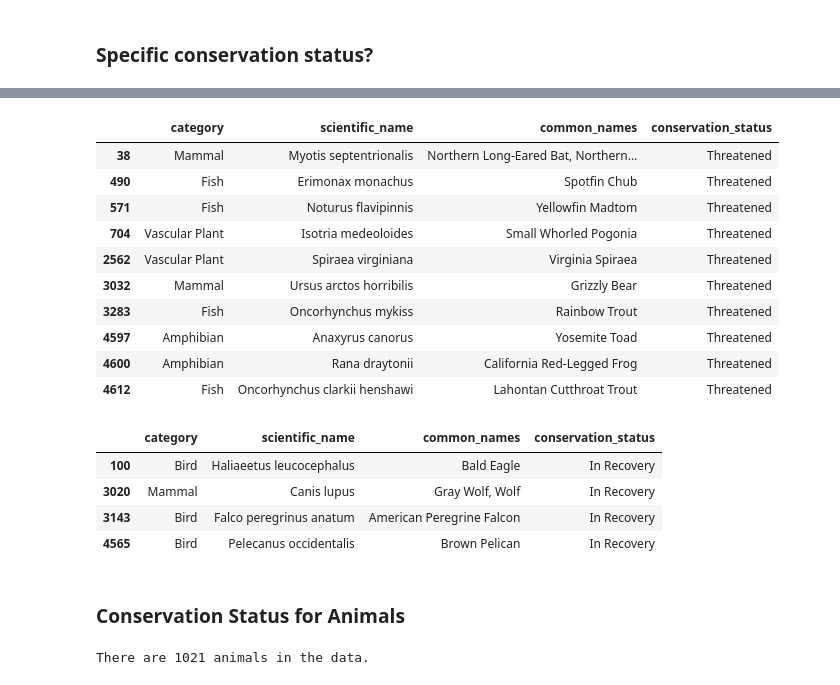
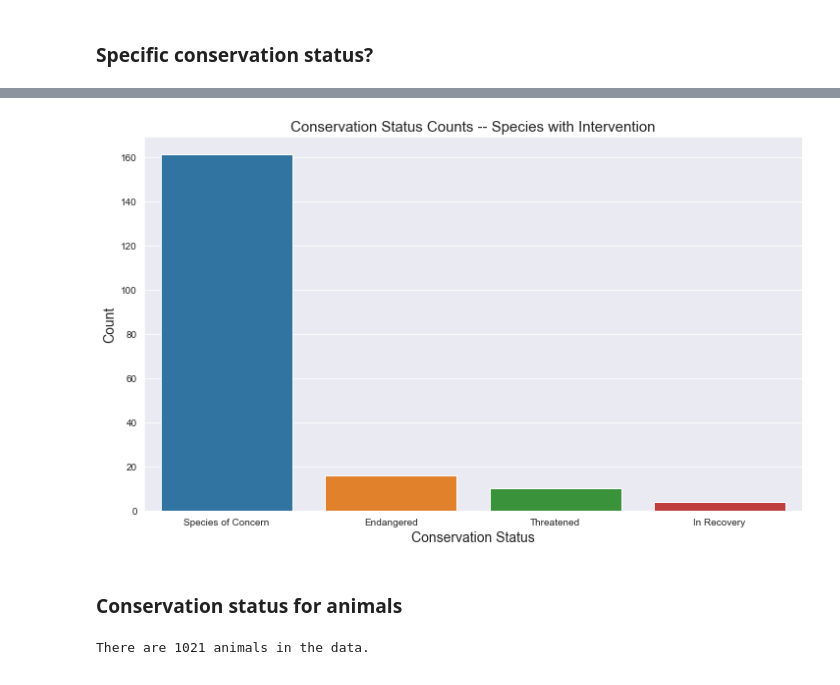
Before and after one commit to clccode/Biodiversity, a Jupyter notebook: biodiversity.ipynb, the cells around one changed output, grey strips where cells are left out. Cells and saved outputs as stored; diff of their text form; code cells hidden in the pictures.

```diff
--- a/biodiversity.ipynb
+++ b/biodiversity.ipynb
@@ -102,31 +92,16 @@ endangered
-# %%
-# Threatened species?
-threatened = spec_df[spec_df['conservation_status'] == 'Threatened']
-threatened
-# %% [output]
-|  | category | scientific_name | common_names | conservation_status |
-| 38 | Mammal | Myotis septentrionalis | Northern Long-Eared Bat, Northern... | Threatened |
-| 490 | Fish | Erimonax monachus | Spotfin Chub | Threatened |
-| 571 | Fish | Noturus flavipinnis | Yellowfin Madtom | Threatened |
-| 704 | Vascular Plant | Isotria medeoloides | Small Whorled Pogonia | Threatened |
-| 2562 | Vascular Plant | Spiraea virginiana | Virginia Spiraea | Threatened |
-| 3032 | Mammal | Ursus arctos horribilis | Grizzly Bear | Threatened |
-| 3283 | Fish | Oncorhynchus mykiss | Rainbow Trout | Threatened |
-| 4597 | Amphibian | Anaxyrus canorus | Yosemite Toad | Threatened |
-| 4600 | Amphibian | Rana draytonii | California Red-Legged Frog | Threatened |
-| 4612 | Fish | Oncorhynchus clarkii henshawi | Lahontan Cutthroat Trout | Threatened |
-# %%
-# In recovery?
-in_recovery = spec_df[spec_df['conservation_status'] == 'In Recovery']
-in_recovery
-# %% [output]
-|  | category | scientific_name | common_names | conservation_status |
-| 100 | Bird | Haliaeetus leucocephalus | Bald Eagle | In Recovery |
-| 3020 | Mammal | Canis lupus | Gray Wolf, Wolf | In Recovery |
-| 3143 | Bird | Falco peregrinus anatum | American Peregrine Falcon | In Recovery |
-| 4565 | Bird | Pelecanus occidentalis | Brown Pelican | In Recovery |
+# %%
+# Dropping the no intervention column
+plt.figure(figsize=(12,7))
+sns.countplot(data=spec_df[-(spec_df.conservation_status == 'No intervention')], x='conservation_status')
+plt.title('Conservation Status Counts -- Species with Intervention', size=15)
+plt.xlabel('Conservation Status', size=14)
+plt.ylabel('Count', size=14)
+plt.savefig('status_counts.png')
+plt.show()
+# %% [output]
+[figure, added]
 # %% [markdown]
-### Conservation Status for Animals
+### Conservation status for animals
 # %%
 # limit to animals
 animals = spec_df[(spec_df['category'] != 'Vascular Plant') & (spec_df['category'] != 'Nonvascular Plant')]
```
Also changed, not shown: parts of 21 cells of this notebook, 8 other files.
